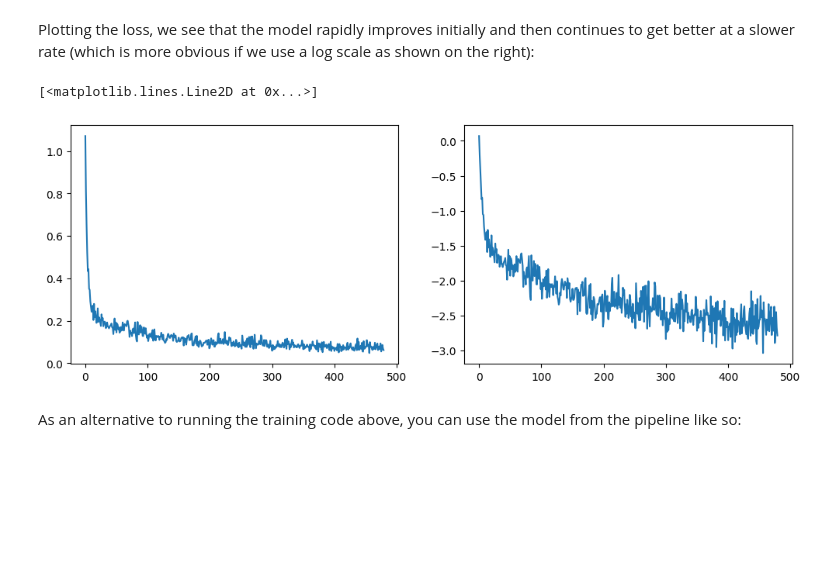
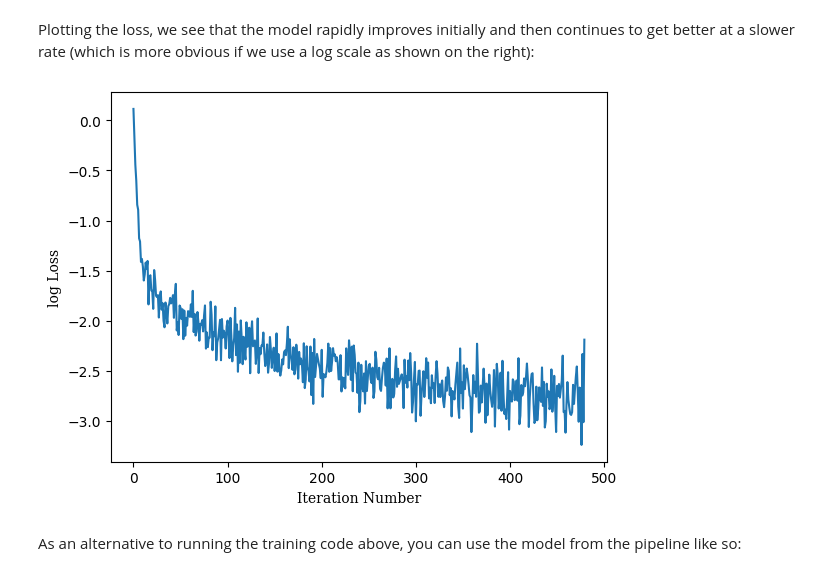
Before and after one commit to stella-mj/dissertation, a Jupyter notebook: ddpm_diffusers.ipynb, the cells around one changed output. Drawn from its saved outputs; the diff is of its cells as text; code cells hidden in the pictures; blank space fills up the shorter version.

Commit message:
Image generation & DDPM runs

```diff
--- a/ddpm_diffusers.ipynb
+++ b/ddpm_diffusers.ipynb
@@ -220,7 +220,7 @@ The noise schedule determines how much noise is added at different timesteps. He
 # %%
 from diffusers import DDPMScheduler
 
-noise_scheduler = DDPMScheduler(num_train_timesteps=4000, beta_schedule="squaredcos_cap_v2")
+noise_scheduler = DDPMScheduler(num_train_timesteps=1000, beta_schedule="squaredcos_cap_v2")
 # %% [markdown]
 The DDPM paper describes a corruption process that adds a small amount of noise for every 'timestep'. Given $x_{t-1}$ for some timestep, we can get the next (slightly more noisy) version $x_t$ with:<br><br>
 
@@ -251,7 +252,7 @@ plt.legend(fontsize="x-large")
 # %% [markdown]
 Whichever scheduler you've chosen, we can now use it to add noise in different amounts using the `noise_scheduler.add_noise` function like so:
 # %%
-timesteps = torch.linspace(0, 3999, 8).long().to(device)
+timesteps = torch.linspace(0, 999, 8).long().to(device)
 noise = torch.randn_like(xb)
 noisy_xb = noise_scheduler.add_noise(xb, noise, timesteps)
 print("Noisy X shape", noisy_xb.shape)
@@ -385,13 +394,18 @@ Epoch:30, loss: 0.07474562455900013
 # %% [markdown]
 Plotting the loss, we see that the model rapidly improves initially and then continues to get better at a slower rate (which is more obvious if we use a log scale as shown on the right):
 # %%
-fig, axs = plt.subplots(1, 2, figsize=(12, 4))
-axs[0].plot(losses)
-axs[1].plot(np.log(losses))
+# fig, axs = plt.subplots(1, 2, figsize=(12, 4))
+# axs[0].plot(losses)
+# axs[1].plot(np.log(losses))
+# plt.show()
+font1 = {'family':'serif','color':'black'}
+plt.plot(np.log(losses))
+plt.xlabel("Iteration Number", fontdict=font1)
+plt.ylabel("log Loss", fontdict=font1)
+# plt.title("Iteration vs. Loss for Model Training")
 plt.show()
 # %% [output]
-[<matplotlib.lines.Line2D at 0x...>]
-[figure, old version]
+[figure, new version]
 # %% [markdown]
 As an alternative to running the training code above, you can use the model from the pipeline like so:
 # %%
```
Also changed, not shown: parts of 6 cells of this notebook, 15 other files.
